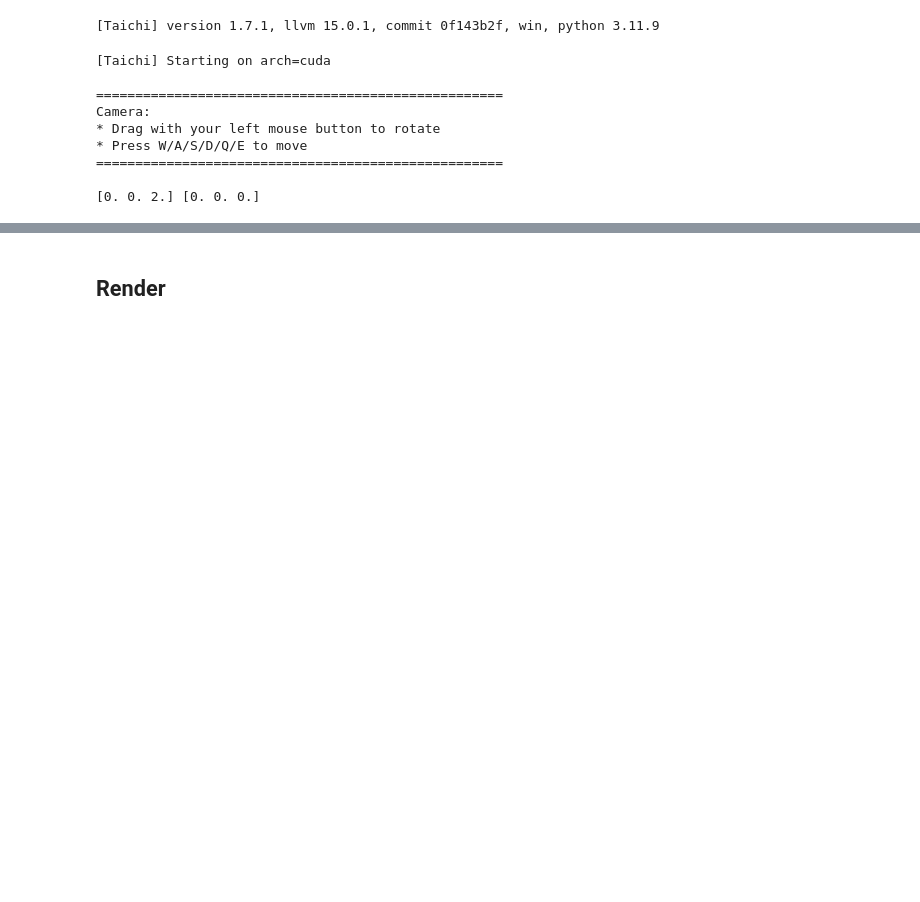
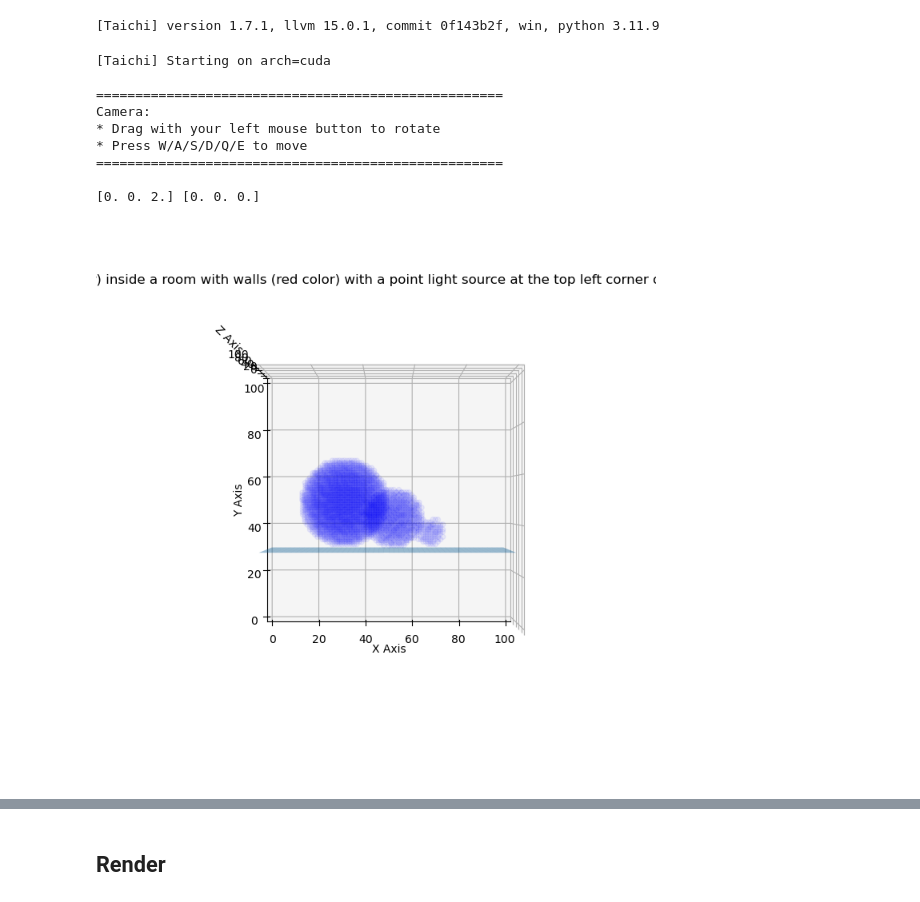
Before and after one commit to swirling-wind/Eikonal-Voxel-Rendering, a Jupyter notebook: main.ipynb, the cells around one changed output, grey strips where cells are left out. Saved outputs shown, nothing was run; the diff lists cells and outputs as text; code cells hidden in the pictures; blank space fills up the shorter version.

Commit message:
Show IOR of scene

```diff
--- a/main.ipynb
+++ b/main.ipynb
@@ -29,18 +36,19 @@ def initialize_voxels():
     add_pokeball(small_r, 1, vec3(17, origin_y(largest_r, small_r), -2), WHITE, 1)
 
 def floor_h(largest):
-    return -1 / 64 * largest
+    return -1 / 64 * (largest + 1)  #  +1 to make balls float a bit above the floor
 
 largest_r = 18
 medium_r = 12
 small_r = 6
+floor_height = floor_h(largest_r)
 BLACK, WHITE, YELLOW, PINK = vec3(0, 0, 0), vec3(1, 1, 1), vec3(1,1,0), vec3(1,0.5,0.8)
 RED, BLUE, PURPLE = vec3(0.9, 0, 0.1), vec3(0, 0.5, 1), vec3(0.2, 0.2, 0.6)
 
 scene = Scene(exposure=1)
-scene.set_directional_light((-1, 1, 0), 0.2, (1, 1, 1))
+scene.set_directional_light((0, 1, 0), 0.2, (1, 1, 1))
 scene.set_background_color((1, 1, 1))
-scene.set_floor(height=floor_h(largest_r), color=(1, 1, 1))  # set to the largest ball -1/64*r
+scene.set_floor(height=floor_height, color=(1, 1, 1))
 initialize_voxels()
 scene.finish()
 # %% [output]
@@ -53,6 +61,54 @@ Camera:
 ====================================================
 
 [0. 0. 2.] [0. 0. 0.]
+# %%
+testor = scene.get_ior_grid()
+num_x, num_y, num_z = testor.shape
+
+def show_ior_field(ior_field, initial_wavefront_positions, initial_wavefront_directions):
+    # clear previous plot
+    plt.close()
+
+    fig = plt.figure(figsize=(7, 7))
+    ax = fig.add_subplot(111, projection='3d')
+    ax.set_box_aspect([1,1,1])
+    ax.set_xlim(0, num_x)
+    ax.set_ylim(0, num_y)
+    ax.set_zlim(0, num_z)
+    # initial_pos_np = initial_wavefront_positions.cpu().numpy()
+    # initial_dir_np = initial_wavefront_directions.cpu().numpy()
+
+    # subsample_indices = np.arange(0, initial_wavefront_positions.shape[0], 3000)  # Subsampling data points
+    # ax.quiver(initial_pos_np[subsample_indices, 0], initial_pos_np[subsample_indices, 1], initial_pos_np[subsample_indices, 2],
+    #             initial_dir_np[subsample_indices, 0], initial_dir_np[subsample_indices, 1], initial_dir_np[subsample_indices, 2], color='g')
+
+
+    # Regular sampling for the sphere
+    x_points_sphere, y_points_sphere, z_points_sphere = np.where(ior_field == 1.5)
+    subsample_step_sphere = max(1, len(x_points_sphere) // 3000)  # Adjust the number to control the number of points
+    subsample_indices_sphere = np.arange(0, len(x_points_sphere), subsample_step_sphere)
+    ax.scatter(x_points_sphere[subsample_indices_sphere], y_points_sphere[subsample_indices_sphere], z_points_sphere[subsample_indices_sphere], color='blue', alpha=0.06)
+
+    # Regular sampling for the walls
+    # x_points_wall, y_points_wall, z_points_wall = np.where(ior_field == materials['wall']['ior'])
+    # subsample_step_wall = max(1, len(x_points_wall) // 5000)  # Adjust the number to control the number of points
+    # subsample_indices_wall = np.arange(0, len(x_points_wall), subsample_step_wall)
+    # ax.scatter(x_points_wall[subsample_indices_wall], y_points_wall[subsample_indices_wall], z_points_wall[subsample_indices_wall], color='red', alpha=0.1)
+
+    ax.set_title("Glass Sphere (blue color) inside a room with walls (red color) with a point light source at the top left corner of the room (green arrows)")
+    ax.set_xlabel('X Axis')
+    ax.set_ylabel('Y Axis')
+    ax.set_zlabel('Z Axis')
+    ax.view_init(elev=90, azim=-90)
+
+    xx, zz = np.meshgrid(np.arange(num_x), np.arange(num_z))
+    yy = np.ones_like(xx) * (-floor_height) * num_y
+    ax.plot_surface(xx, yy, zz, alpha=0.5)
+    plt.show()
+
+show_ior_field(testor, [], [])
+# %% [output]
+[figure, added]
 # %%
 x = ti.field(float, shape=(3, 3))
 a = np.arange(9).reshape(3, 3).astype(np.int32)
```
Also changed, not shown: parts of 4 cells of this notebook, 2 other files.
